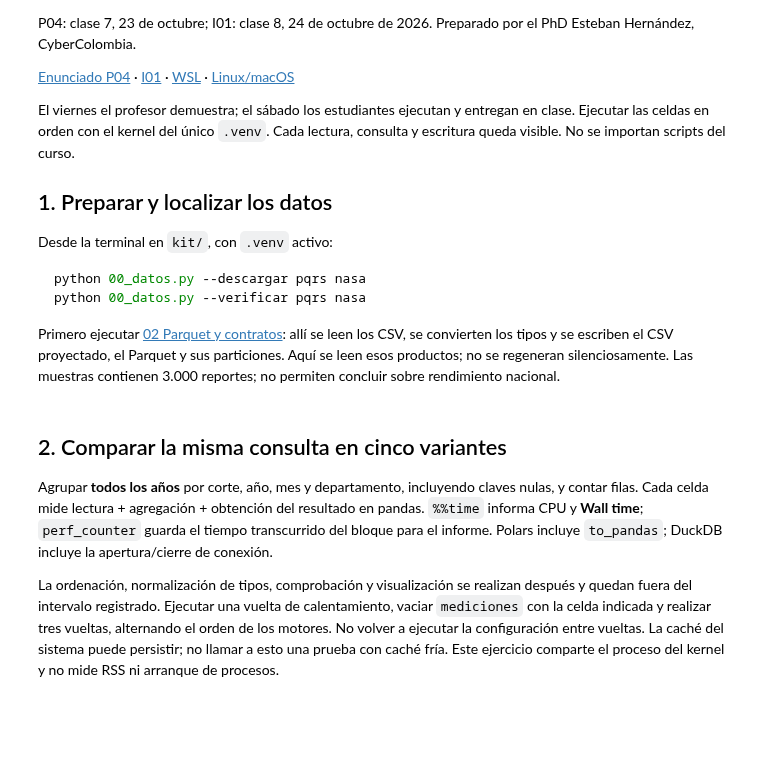
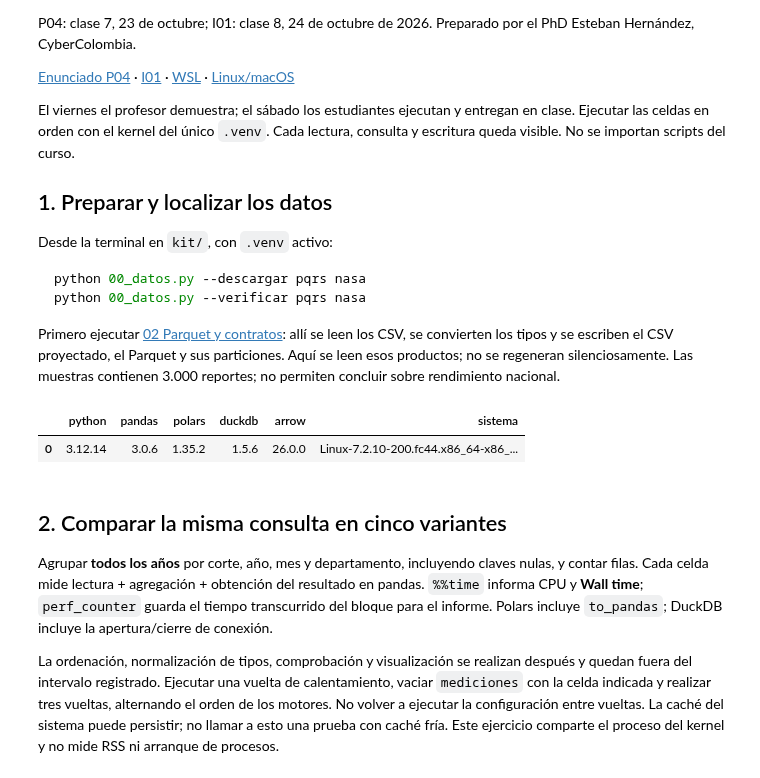
Before and after one commit to BrayanPineda1604/big-data-postgraduate-bpineda, a Jupyter notebook: kit/Notebooks/04_Rendimiento_y_eventos_update1.ipynb, the cells around one changed output. Drawn from its saved outputs; the diff is of its cells as text; code cells hidden in the pictures; blank space fills up the shorter version.

```diff
--- a/kit/Notebooks/04_Rendimiento_y_eventos_update1.ipynb
+++ b/kit/Notebooks/04_Rendimiento_y_eventos_update1.ipynb
@@ -29,11 +29,12 @@ Primero ejecutar [02 Parquet y contratos](02_Parquet_y_contratos.ipynb): allí s
 from pathlib import Path
 import json
 import pandas as pd
+import pyarrow as ar
 from IPython.display import display
 
 # Editar esta ruta para que coincida con el clon local.
 # Linux/macOS: Path.home() / "bigdata/big-data-postgraduate"
-repositorio = Path("/mnt/c/Users/TUPTC/bigdata/big-data-postgraduate")
+repositorio = Path("/home/kyoda/Proyectos/Universidad/Especializacion/big-data-postgraduate-bpineda")
 KIT = repositorio / "kit"
 RAW = KIT / "data/raw"
 OUT = KIT / "salidas" / "pandas/P04"
@@ -42,22 +43,25 @@ OUT.mkdir(parents=True, exist_ok=True)
 # %%
 entrada = KIT / "salidas/pandas/P02"
 archivo_parquet = entrada / "pqrs.parquet"
 archivo_csv = entrada / "pqrs_proyeccion.csv"
 particiones = entrada / "pqrs_particionado"
 assert archivo_parquet.is_file(), "Ejecuta el notebook 02"
 assert archivo_csv.is_file() and list(particiones.glob("**/*.parquet"))
 control_entrada = json.loads((entrada / "control_formatos_pandas.json").read_text())
 assert control_entrada["filas"] == 3000, "Este bloque mide las muestras de P02"
 columnas = ["corte_archivo", "anio", "mes_num", "afec_cod_depto"]
 # Importar antes de medir: excluimos el coste de importación de las bibliotecas.
 import polars as pl
 import duckdb
 from time import perf_counter
 import platform
 mediciones = []
 display(pd.DataFrame([{"python": platform.python_version(), "pandas": pd.__version__,
-                       "polars": pl.__version__, "duckdb": duckdb.__version__,
+                       "polars": pl.__version__, "duckdb": duckdb.__version__,"arrow":ar.__version__,
                        "sistema": platform.platform()}]))
+# %% [output]
+|  | python | pandas | polars | duckdb | arrow | sistema |
+| 0 | 3.12.14 | 3.0.6 | 1.35.2 | 1.5.6 | 26.0.0 | Linux-7.2.10-200.fc44.x86_64-x86_... |
 # %% [markdown]
 ## 2. Comparar la misma consulta en cinco variantes
 Agrupar **todos los años** por corte, año, mes y departamento, incluyendo claves nulas, y contar filas. Cada celda mide lectura + agregación + obtención del resultado en pandas. `%%time` informa CPU y **Wall time**; `perf_counter` guarda el tiempo transcurrido del bloque para el informe. Polars incluye `to_pandas`; DuckDB incluye la apertura/cierre de conexión.
```
Also changed, not shown: parts of 9 cells of this notebook, 3 other files.
